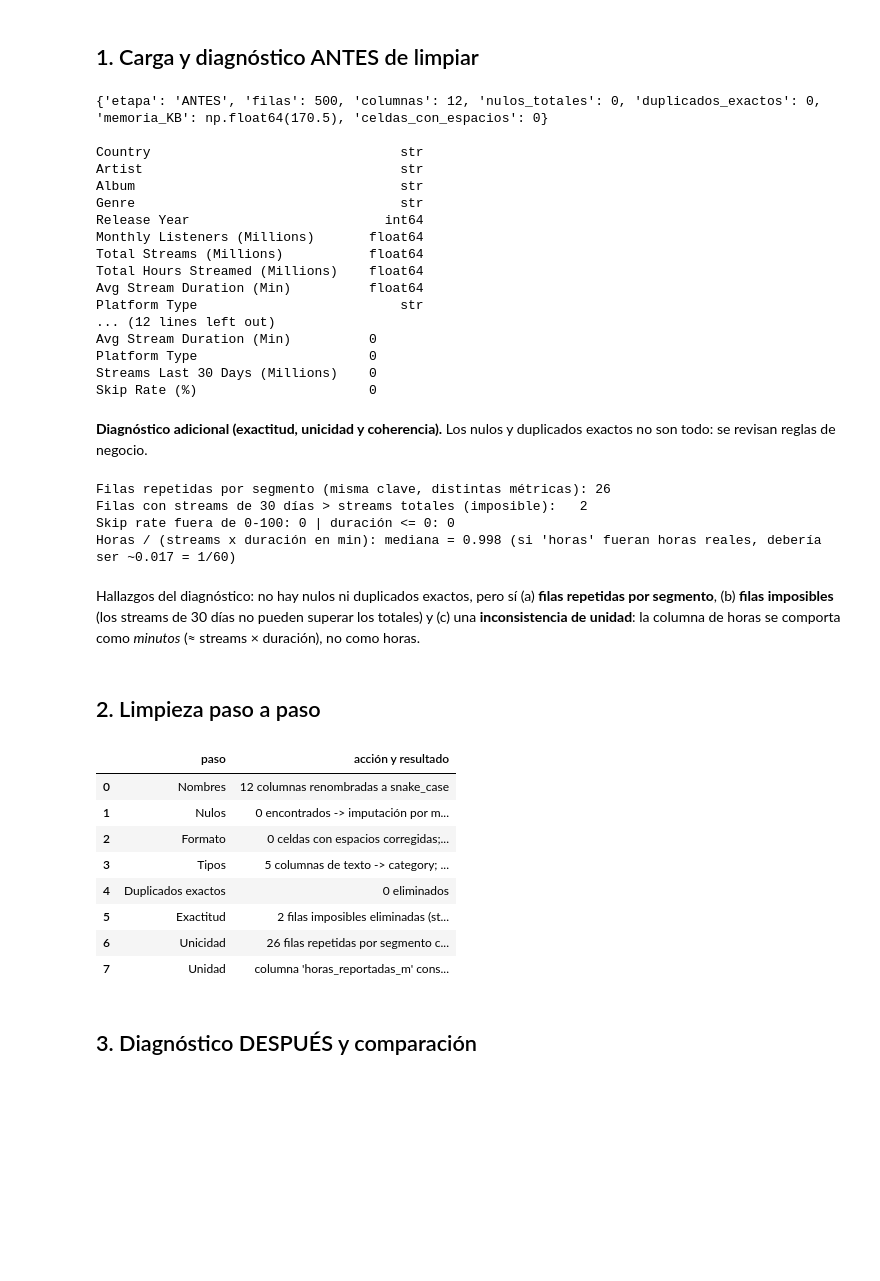
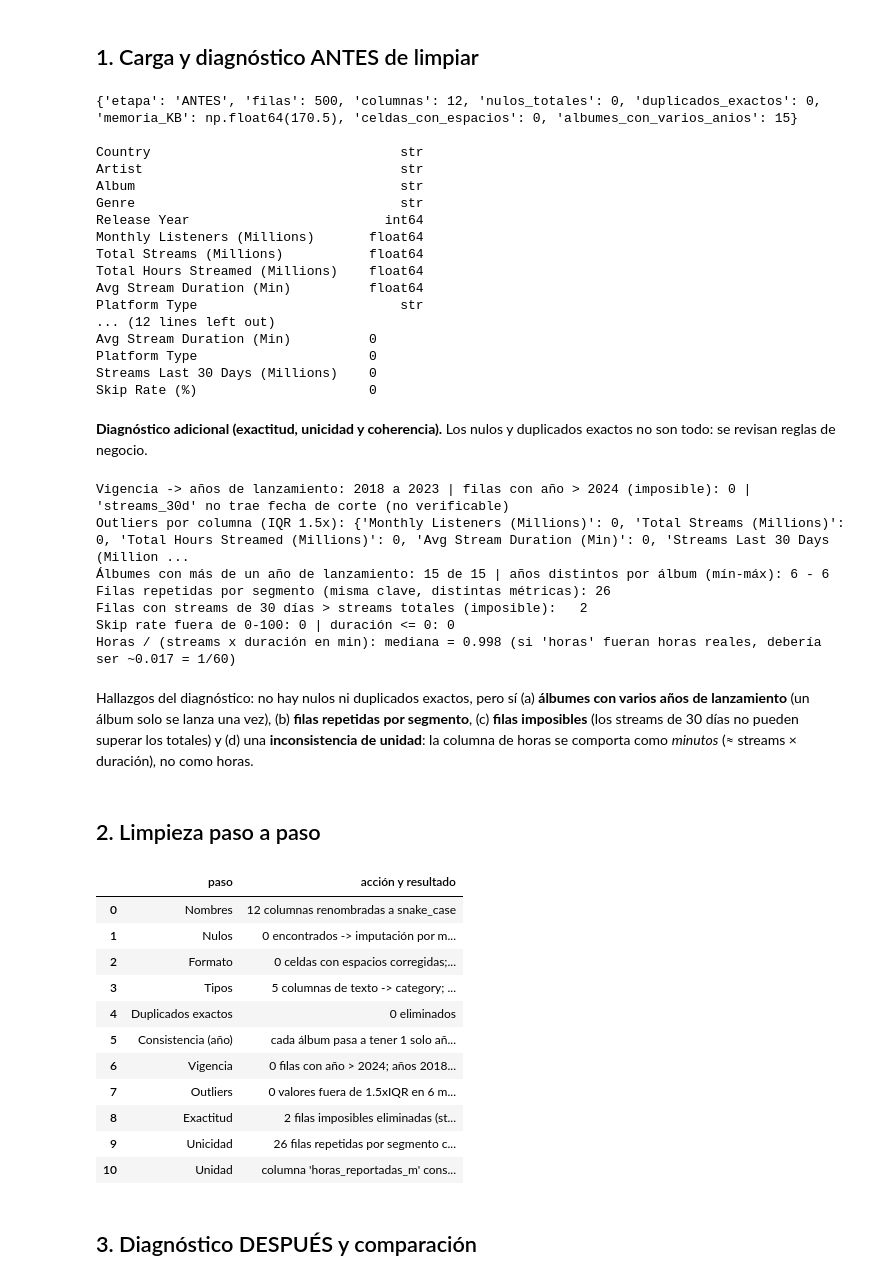
Before and after one commit to Drewroots/electiva-vi-ciencia-datos-2026-b-g1, a Jupyter notebook: 09-week/02-optional-activity/c2-activity/limpieza-y-consultas.ipynb, the cells around one changed output. Saved outputs shown, nothing was run; the diff lists cells and outputs as text; code cells hidden in the pictures; blank space fills up the shorter version.

```diff
--- a/09-week/02-optional-activity/c2-activity/limpieza-y-consultas.ipynb
+++ b/09-week/02-optional-activity/c2-activity/limpieza-y-consultas.ipynb
@@ -18,6 +18,10 @@ pd.set_option("display.max_columns", None, "display.width", 140)
 ## 1. Carga y diagnóstico ANTES de limpiar
 # %%
 raw = pd.read_csv(RAW)
+
+def albumes_multi_anio(df):
+    a, y = ("Album", "Release Year") if "Album" in df.columns else ("album", "anio_lanzamiento")
+    return int((df.groupby(a, observed=True)[y].nunique() > 1).sum())
 
 def perfil(df, etiqueta):
     cat_cols = df.select_dtypes(include=["object", "string", "category"]).columns
@@ -30,6 +34,7 @@ def perfil(df, etiqueta):
         "duplicados_exactos": int(df.duplicated().sum()),
         "memoria_KB": round(df.memory_usage(deep=True).sum() / 1024, 1),
         "celdas_con_espacios": espacios,
+        "albumes_con_varios_anios": albumes_multi_anio(df),
     }
 
 antes = perfil(raw, "ANTES")
@@ -38,7 +43,7 @@ print()
 print(raw.dtypes.to_string())
 print("\nNulos por columna:\n", raw.isna().sum().to_string())
 # %% [output]
-{'etapa': 'ANTES', 'filas': 500, 'columnas': 12, 'nulos_totales': 0, 'duplicados_exactos': 0, 'memoria_KB': np.float64(170.5), 'celdas_con_espacios': 0}
+{'etapa': 'ANTES', 'filas': 500, 'columnas': 12, 'nulos_totales': 0, 'duplicados_exactos': 0, 'memoria_KB': np.float64(170.5), 'celdas_con_espacios': 0, 'albumes_con_varios_anios': 15}
 
 Country                                str
 Artist                                 str
@@ -66,18 +71,36 @@ fuera_skip = int((~raw["Skip Rate (%)"].between(0, 100)).sum())
 dur_invalida = int((raw["Avg Stream Duration (Min)"] <= 0).sum())
 ratio = raw["Total Hours Streamed (Millions)"] / (raw["Total Streams (Millions)"] * raw["Avg Stream Duration (Min)"])
 
+# Vigencia: el conjunto es de 2024; ningún álbum puede tener lanzamiento posterior
+vig_futuro = int((raw["Release Year"] > 2024).sum())
+print("Vigencia -> años de lanzamiento:", int(raw["Release Year"].min()), "a", int(raw["Release Year"].max()),
+      "| filas con año > 2024 (imposible):", vig_futuro, "| 'streams_30d' no trae fecha de corte (no verificable)")
+
+# Outliers (regla IQR 1.5x) en las métricas numéricas
+num_raw = raw.select_dtypes("number").drop(columns="Release Year")
+q1_, q3_ = num_raw.quantile(0.25), num_raw.quantile(0.75)
+iqr = q3_ - q1_
+outliers_iqr = ((num_raw < q1_ - 1.5 * iqr) | (num_raw > q3_ + 1.5 * iqr)).sum()
+print("Outliers por columna (IQR 1.5x):", outliers_iqr.to_dict())
+
+anios_por_album = raw.groupby("Album")["Release Year"].nunique()
+print("Álbumes con más de un año de lanzamiento:", int((anios_por_album > 1).sum()), "de", len(anios_por_album),
+      "| años distintos por álbum (mín-máx):", anios_por_album.min(), "-", anios_por_album.max())
 print("Filas repetidas por segmento (misma clave, distintas métricas):", dup_clave)
 print("Filas con streams de 30 días > streams totales (imposible):  ", viol_30d)
 print("Skip rate fuera de 0-100:", fuera_skip, "| duración <= 0:", dur_invalida)
 print("Horas / (streams x duración en min): mediana =", round(ratio.median(), 3),
       "(si 'horas' fueran horas reales, debería ser ~0.017 = 1/60)")
 # %% [output]
+Vigencia -> años de lanzamiento: 2018 a 2023 | filas con año > 2024 (imposible): 0 | 'streams_30d' no trae fecha de corte (no verificable)
+Outliers por columna (IQR 1.5x): {'Monthly Listeners (Millions)': 0, 'Total Streams (Millions)': 0, 'Total Hours Streamed (Millions)': 0, 'Avg Stream Duration (Min)': 0, 'Streams Last 30 Days (Million ...
+Álbumes con más de un año de lanzamiento: 15 de 15 | años distintos por álbum (mín-máx): 6 - 6
 Filas repetidas por segmento (misma clave, distintas métricas): 26
 Filas con streams de 30 días > streams totales (imposible):   2
 Skip rate fuera de 0-100: 0 | duración <= 0: 0
 Horas / (streams x duración en min): mediana = 0.998 (si 'horas' fueran horas reales, debería ser ~0.017 = 1/60)
 # %% [markdown]
-Hallazgos del diagnóstico: no hay nulos ni duplicados exactos, pero sí (a) **filas repetidas por segmento**, (b) **filas imposibles** (los streams de 30 días no pueden superar los totales) y (c) una **inconsistencia de unidad**: la columna de horas se comporta como *minutos* (≈ streams × duración), no como horas.
+Hallazgos del diagnóstico: no hay nulos ni duplicados exactos, pero sí (a) **álbumes con varios años de lanzamiento** (un álbum solo se lanza una vez), (b) **filas repetidas por segmento**, (c) **filas imposibles** (los streams de 30 días no pueden superar los totales) y (d) una **inconsistencia de unidad**: la columna de horas se comporta como *minutos* (≈ streams × duración), no como horas.
 # %% [markdown]
 ## 2. Limpieza paso a paso
 # %%
@@ -121,39 +144,62 @@ bitacora.append(("Tipos", "5 columnas de texto -> category; anio_lanzamiento int
 # 2.5 Duplicados exactos
 n_dup = int(df.duplicated().sum())
 df = df.drop_duplicates()
 bitacora.append(("Duplicados exactos", f"{n_dup} eliminados"))
 
-# 2.6 Reglas de exactitud: eliminar filas imposibles
+# 2.6 Consistencia: un álbum = un único año de lanzamiento (moda; en empate, el año más antiguo)
+def anio_moda(s):
+    vc = s.value_counts()
+    return int(vc[vc == vc.max()].index.min())
+
+anio_ref = df.groupby("album", observed=True)["anio_lanzamiento"].agg(anio_moda)
+empates = int(sum((v := df.loc[df["album"] == a, "anio_lanzamiento"].value_counts()).iloc[0] == v.iloc[1]
+                  for a in df["album"].cat.categories))
+filas_cambiadas = int((df["anio_lanzamiento"] != df["album"].map(anio_ref).astype("int64")).sum())
+df["anio_lanzamiento"] = df["album"].map(anio_ref).astype("int16")
+bitacora.append(("Consistencia (año)", f"cada álbum pasa a tener 1 solo año (moda); {filas_cambiadas} filas corregidas; {empates} álbumes con empate (se tomó el más antiguo)"))
+
+# 2.7 Vigencia: años coherentes con un conjunto de 2024
+n_vig = int((df["anio_lanzamiento"] > 2024).sum())
+bitacora.append(("Vigencia", f"{n_vig} filas con año > 2024; años 2018-2023 vigentes; 'streams_30d' sin fecha de corte (no verificable)"))
+
+# 2.8 Outliers (IQR 1.5x): se detectan y se documentan; se conservan si son plausibles
+n_out = int(outliers_iqr.sum())
+bitacora.append(("Outliers", f"{n_out} valores fuera de 1.5xIQR en {len(outliers_iqr)} métricas; rangos acotados y plausibles -> se conservan"))
+
+# 2.9 Reglas de exactitud: eliminar filas imposibles
 mask_ok = (df["streams_30d_m"] <= df["streams_totales_m"]) & df["skip_rate_pct"].between(0, 100) & (df["duracion_prom_min"] > 0)
 n_inval = int((~mask_ok).sum())
 df = df[mask_ok]
 bitacora.append(("Exactitud", f"{n_inval} filas imposibles eliminadas (streams 30 días > totales)"))
 
-# 2.7 Unicidad por segmento: una fila por país x álbum x género x plan (promedio de las observaciones repetidas)
+# 2.10 Unicidad por segmento: una fila por país x álbum x género x plan (promedio de las observaciones repetidas)
 CLAVE_L = ["pais", "album", "genero", "plan"]
 n_rep = int(df.duplicated(CLAVE_L).sum())
 agg = {c: "mean" for c in df.select_dtypes("number").columns if c != "anio_lanzamiento"}
 agg.update({"artista": "first", "anio_lanzamiento": "first"})
 df = (df.groupby(CLAVE_L, observed=True, as_index=False).agg(agg)
         .round(2).reset_index(drop=True))
 df[txt_cols] = df[txt_cols].astype("category")
 bitacora.append(("Unicidad", f"{n_rep} filas repetidas por segmento consolidadas (promedio de métricas)"))
 
-# 2.8 Unidad coherente: horas reales esperadas = streams x duración / 60
+# 2.11 Unidad coherente: horas reales esperadas = streams x duración / 60
 df["horas_esperadas_m"] = (df["streams_totales_m"] * df["duracion_prom_min"] / 60).round(2)
 bitacora.append(("Unidad", "columna 'horas_reportadas_m' conservada solo como referencia; se agrega 'horas_esperadas_m' = streams x min / 60"))
 
 pd.DataFrame(bitacora, columns=["paso", "acción y resultado"])
 # %% [output]
 |  | paso | acción y resultado |
 | 0 | Nombres | 12 columnas renombradas a snake_case |
 | 1 | Nulos | 0 encontrados -> imputación por m... |
 | 2 | Formato | 0 celdas con espacios corregidas;... |
 | 3 | Tipos | 5 columnas de texto -> category; ... |
 | 4 | Duplicados exactos | 0 eliminados |
-| 5 | Exactitud | 2 filas imposibles eliminadas (st... |
-| 6 | Unicidad | 26 filas repetidas por segmento c... |
-| 7 | Unidad | columna 'horas_reportadas_m' cons... |
+| 5 | Consistencia (año) | cada álbum pasa a tener 1 solo añ... |
+| 6 | Vigencia | 0 filas con año > 2024; años 2018... |
+| 7 | Outliers | 0 valores fuera de 1.5xIQR en 6 m... |
+| 8 | Exactitud | 2 filas imposibles eliminadas (st... |
+| 9 | Unicidad | 26 filas repetidas por segmento c... |
+| 10 | Unidad | columna 'horas_reportadas_m' cons... |
 # %% [markdown]
 ## 3. Diagnóstico DESPUÉS y comparación
 # %%
```
Also changed, not shown: parts of 10 cells of this notebook, 3 other files.
